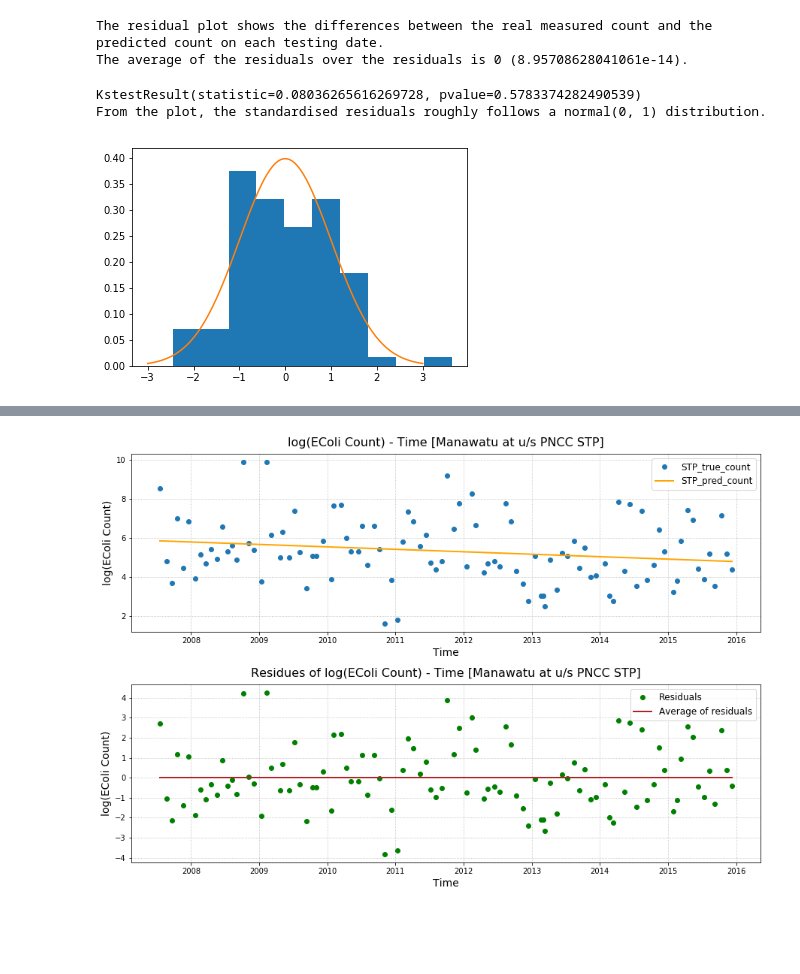
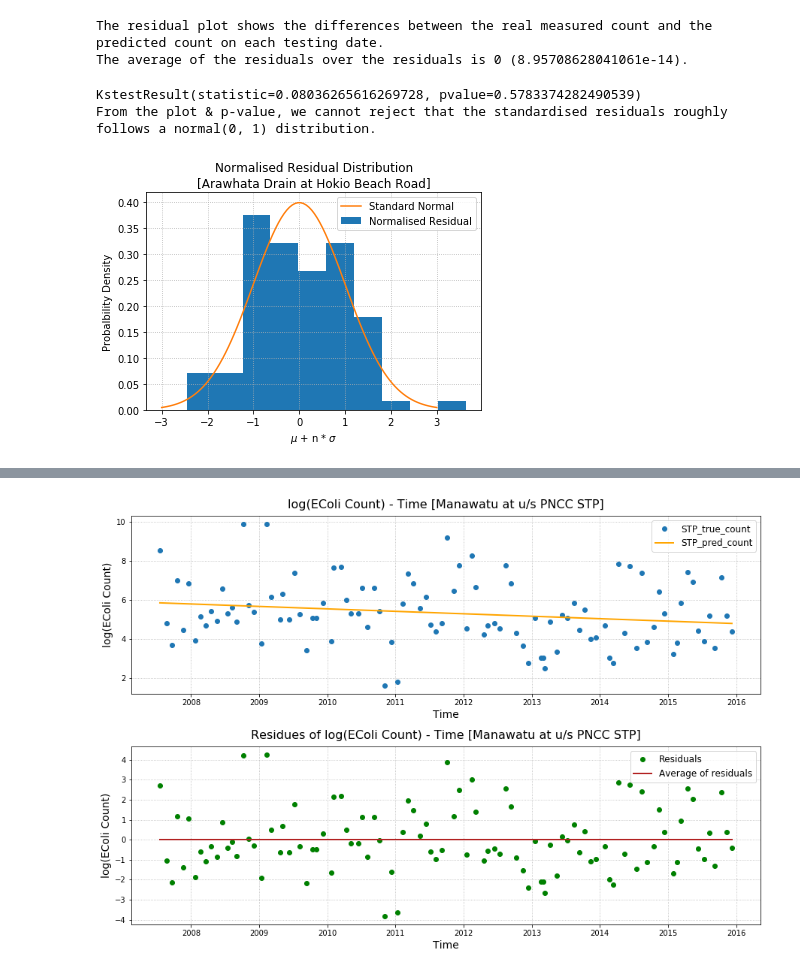
Before and after one commit to hanhnus/DATA201, a Jupyter notebook: Assignment2-RevisedVersion.ipynb, the cells around one changed output, grey strips where cells are left out. Drawn from its saved outputs; the diff is of its cells as text; code cells hidden in the pictures; blank space fills up the shorter version.

```diff
--- a/Assignment2-RevisedVersion.ipynb
+++ b/Assignment2-RevisedVersion.ipynb
@@ -256,19 +256,25 @@ The average of the residuals over the residuals is 0 (8.95708628041061e-14).
 # %%
 # Test the residuals for Normality using the Kolmogorov-Smirnov (K-S) test.
 kstest(HBR_residual, 'norm')
 print(kstest(results.resid, 'norm'))
 pl.hist(HBR_residual, density = True)  # density = True: the sum of the histograms is normalized to 1
 # to print a Standard Normal Distribution for comparison
 mu    = 0
 var   = 1
 sigma = math.sqrt(var)
 x     = np.linspace(mu - 3 * sigma, mu + 3 * sigma, 100)
+pl.title("Normalised Residual Distribution\n[Arawhata Drain at Hokio Beach Road]")
 pl.plot(x, stats.norm.pdf(x, mu, sigma))
-print("From the plot, the standardised residuals roughly follows a normal(0, 1) distribution.")
+pl.grid(which = 'major', axis = 'x', linestyle = ':')
+pl.grid(which = 'major', axis = 'y', linestyle = ':')
+pl.legend(["Standard Normal", "Normalised Residual"], loc = "upper right")
+pl.ylabel("Probalbility Density")
+pl.xlabel("$\mu$ + n * $\sigma$")
+print("From the plot & p-value, we cannot reject that the standardised residuals roughly follows a normal(0, 1) distribution.")
 # %% [output]
 KstestResult(statistic=0.08036265616269728, pvalue=0.5783374282490539)
-From the plot, the standardised residuals roughly follows a normal(0, 1) distribution.
+From the plot & p-value, we cannot reject that the standardised residuals roughly follows a normal(0, 1) distribution.
-[figure, old version]
+[figure, new version]
 # %%
 # for site "Manawatu at u/s PNCC STP"
 # fit a linear regression with log(count) as the outcome variable and with time as the covariate
```
Also changed, not shown: parts of 10 cells of this notebook.
